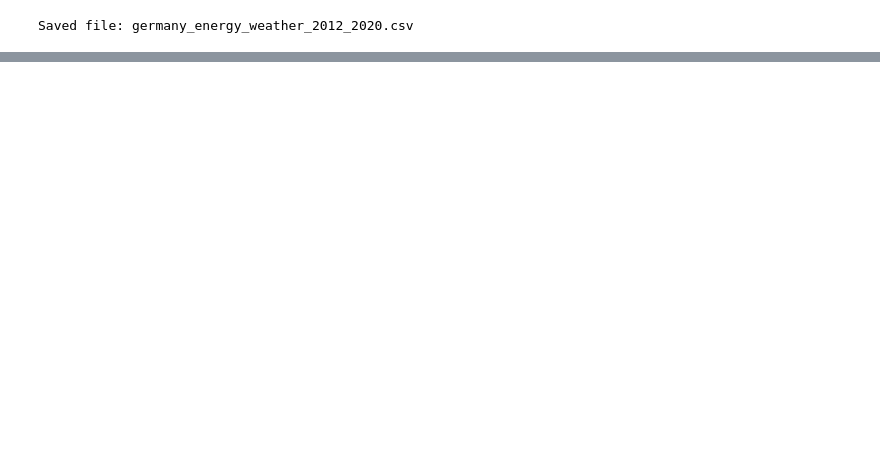
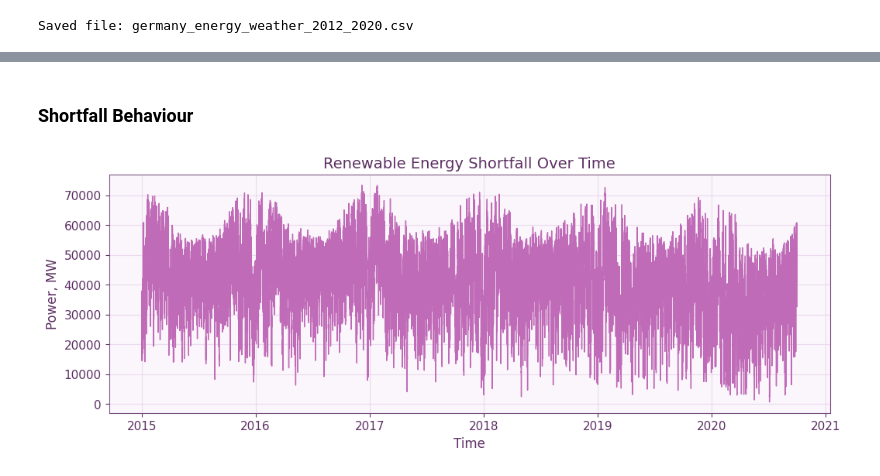
Before and after one commit to Varie737/Renewable-Energy-Data-Analysis, a Jupyter notebook: Renewable Energy Data Analysis project.ipynb, the cells around one changed output, grey strips where cells are left out. Drawn from its saved outputs; the diff is of its cells as text; code cells hidden in the pictures; blank space fills up the shorter version.

```diff
--- a/Renewable Energy Data Analysis project.ipynb
+++ b/Renewable Energy Data Analysis project.ipynb
@@ -318,0 +490,11 @@ Saved file: germany_energy_weather_2012_2020.csv
+# %% [markdown]
+### Shortfall Behaviour
+# %%
+plt.figure(figsize=(12,4))
+plt.plot(merged["utc_timestamp"], merged["shortfall_mw"], linewidth=1)
+plt.title("Renewable Energy Shortfall Over Time")
+plt.xlabel("Time")
+plt.ylabel("Power, MW")
+plt.show()
+# %% [output]
+[figure, added]
```
Also changed, not shown: parts of 36 cells of this notebook.
